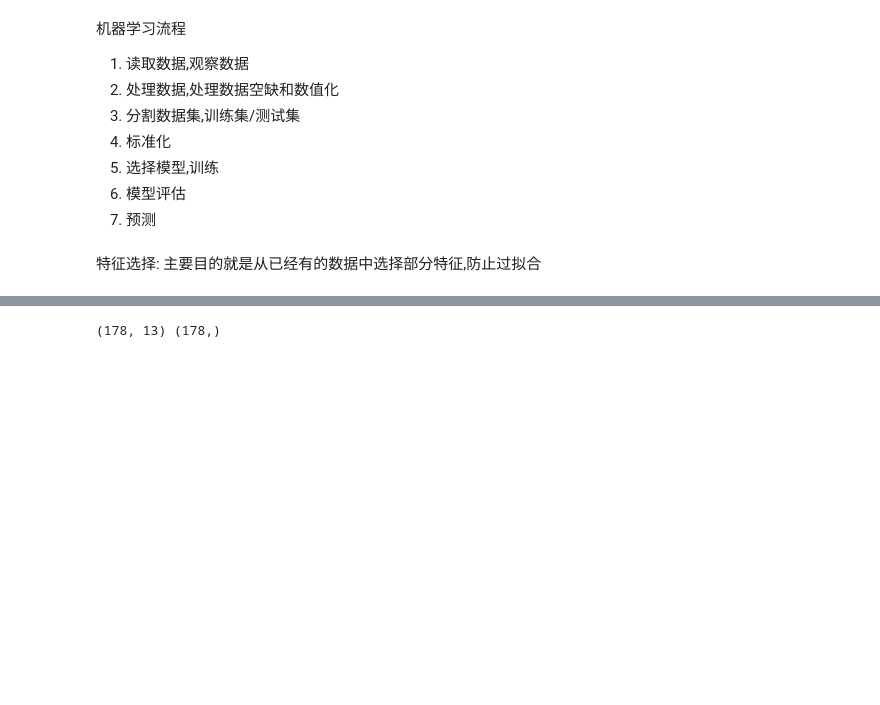
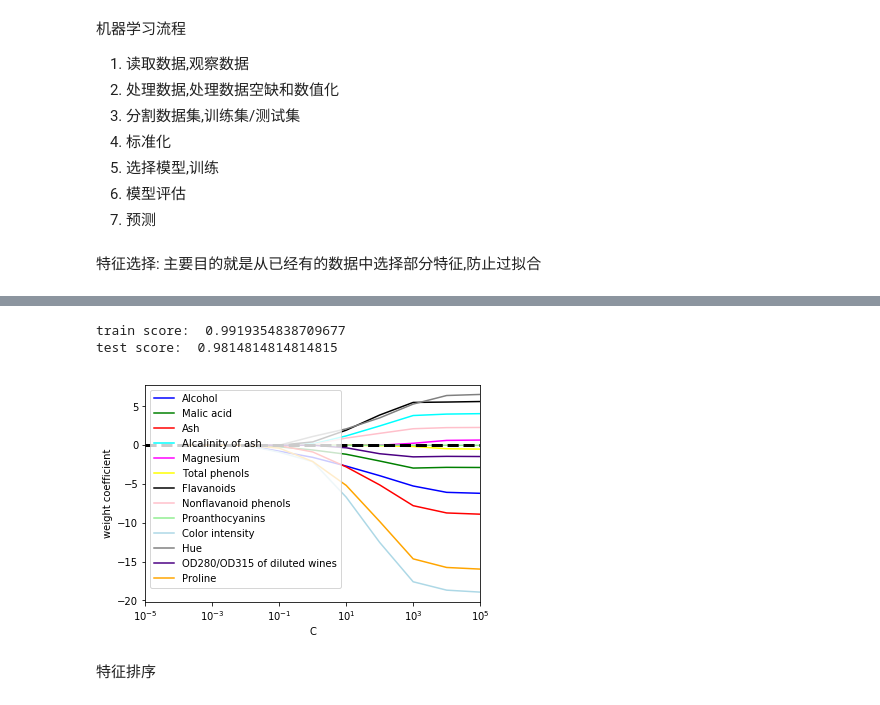
Before and after one commit to haormj/ml, a Jupyter notebook: 05.Preprocess/preprocess.ipynb, the cells around one changed output, grey strips where cells are left out. Cells and saved outputs as stored; diff of their text form; code cells hidden in the pictures; blank space fills up the shorter version.

```diff
--- a/05.Preprocess/preprocess.ipynb
+++ b/05.Preprocess/preprocess.ipynb
@@ -302,4 +282,0 @@ X, y = df.iloc[:, 1:14].values, df.iloc[:, 1].values
-# %%
-print(X.shape, y.shape)
-# %% [output]
-(178, 13) (178,)
@@ -316,0 +283,54 @@ X_test_std = ss.transform(X_test)
+# %%
+import pandas as pd
+df = pd.read_csv('./wine.data', header=None)
+df.columns = ['Class label' ,'Alcohol' ,'Malic acid' ,'Ash' ,
+              'Alcalinity of ash  ' ,'Magnesium' ,
+              'Total phenols' ,'Flavanoids' ,'Nonflavanoid phenols' ,
+              'Proanthocyanins' ,'Color intensity' ,'Hue' ,'OD280/OD315 of diluted wines' ,
+              'Proline']
+X, y = df.iloc[:, 1:14].values, df.iloc[:, 0].values
+from sklearn.model_selection import train_test_split
+X_train, X_test, y_train, y_test = train_test_split(X, y, test_size=0.3, stratify=y)
+from sklearn.preprocessing import StandardScaler
+ss = StandardScaler()
+ss.fit(X_train)
+X_train_std = ss.transform(X_train)
+X_test_std = ss.transform(X_test)
+from sklearn.linear_model import LogisticRegression
+lr = LogisticRegression(penalty='l1', C=1)
+lr.fit(X_train_std, y_train)
+print('train score: ', lr.score(X_train_std, y_train))
+print('test score: ', lr.score(X_test_std, y_test))
+
+import numpy as np
+weights, params = [], []
+for c in np.arange(-4., 6.):
+    lr = LogisticRegression(penalty='l1', C=10.**c, random_state=0)
+    lr.fit(X_train_std, y_train)
+    weights.append(lr.coef_[1])
+    params.append(10**c)
+
+weights = np.array(weights)
+import matplotlib.pyplot as plt
+colors = ['blue', 'green', 'red', 'cyan',
+          'magenta', 'yellow', 'black',
+          'pink', 'lightgreen', 'lightblue',
+          'gray', 'indigo', 'orange']
+for column, color in zip(range(weights.shape[1]), colors):
+    plt.plot(params,
+             weights[:, column],
+             label=df.columns[column + 1],
+             color=color)
+plt.axhline(0, color='black', linestyle='--', linewidth=3)
+plt.xlim([10**(-5), 10**5])
+plt.ylabel('weight coefficient')
+plt.xlabel('C')
+plt.xscale('log')
+plt.legend(loc='upper left')
+plt.show()
+# %% [output]
+train score:  0.9919354838709677
+test score:  0.9814814814814815
+[figure, added]
+# %% [markdown]
+特征排序
```
Also changed, not shown: parts of 7 cells of this notebook, 3 other files.
